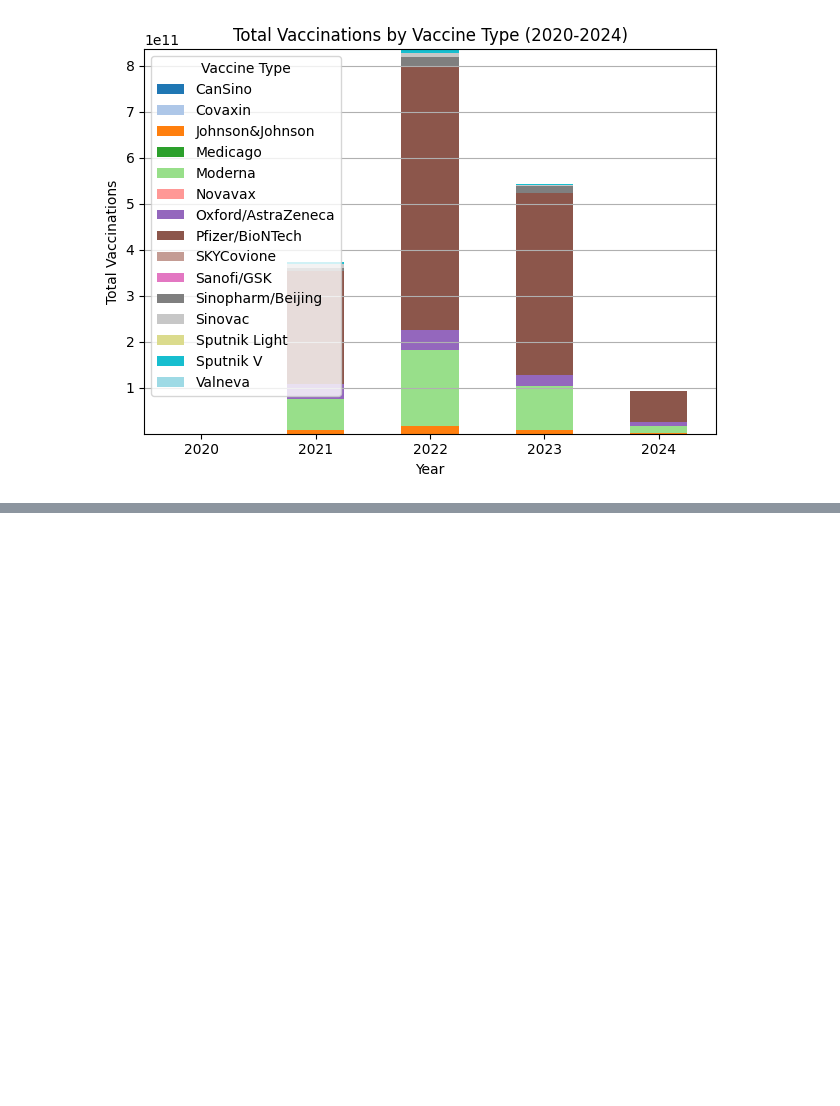
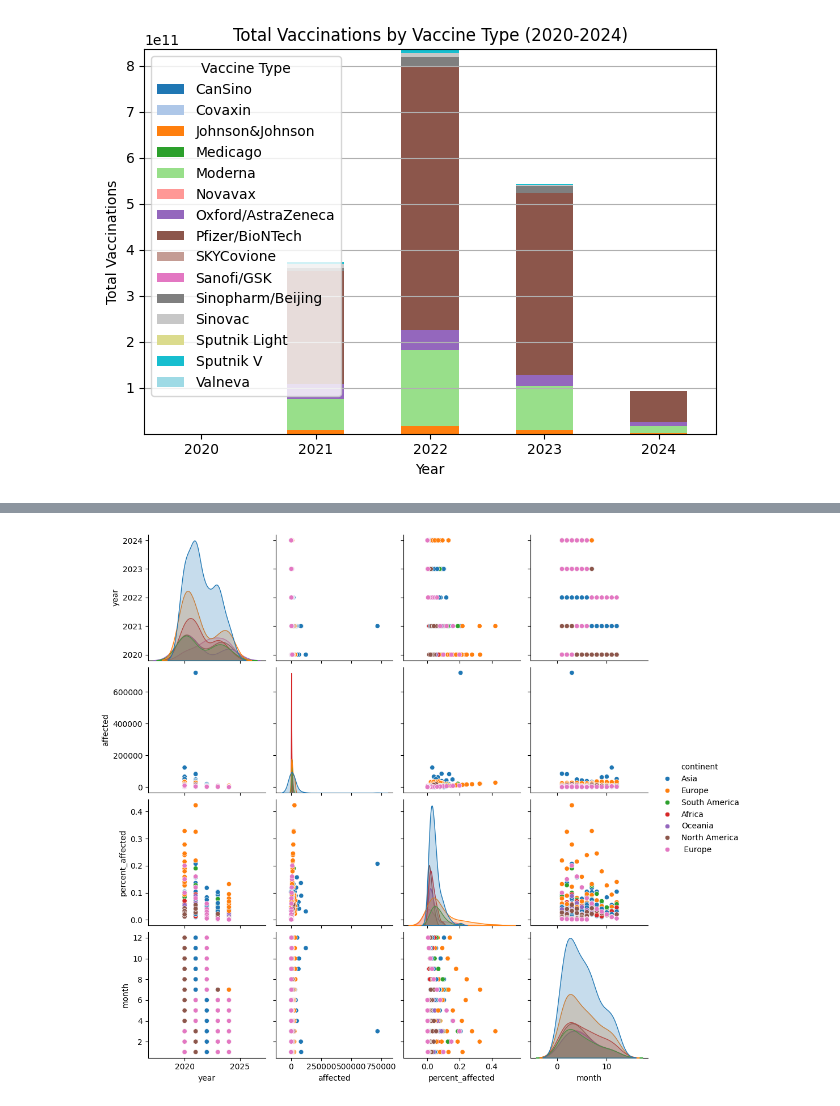
Before and after one commit to bratatikiit/Data_Analytics_project, a Jupyter notebook: data/boxplotvaccine.ipynb, the cells around one changed output, grey strips where cells are left out. Cells and saved outputs as stored; diff of their text form; code cells hidden in the pictures; blank space fills up the shorter version.

```diff
--- a/data/boxplotvaccine.ipynb
+++ b/data/boxplotvaccine.ipynb
@@ -218,0 +162,26 @@ plt.show()
+# %%
+import seaborn as sns
+import pandas as pd
+import matplotlib.pyplot as plt  # Matplotlib needed for seaborn pairplots
+
+
+data_path = './affected_country.csv'
+
+# Read data from CSV file
+df = pd.read_csv(data_path)
+
+# Create a pair plot with Seaborn
+sns.pairplot(df, hue="continent")  # Color points by continent
+
+# Optional customizations (uncomment to apply)
+
+# Limit number of rows/columns displayed (if data has many unique values)
+# sns.pairplot(df, hue="continent", diag_kind="hist", corner=True, markers="o")
+
+# Change plot size
+# plt.figure(figsize=(12, 12))  # Adjust as needed
+
+# Show the plot
+plt.show()
+# %% [output]
+[figure, added]
```
Also changed, not shown: parts of 24 cells of this notebook, 9 other files.
